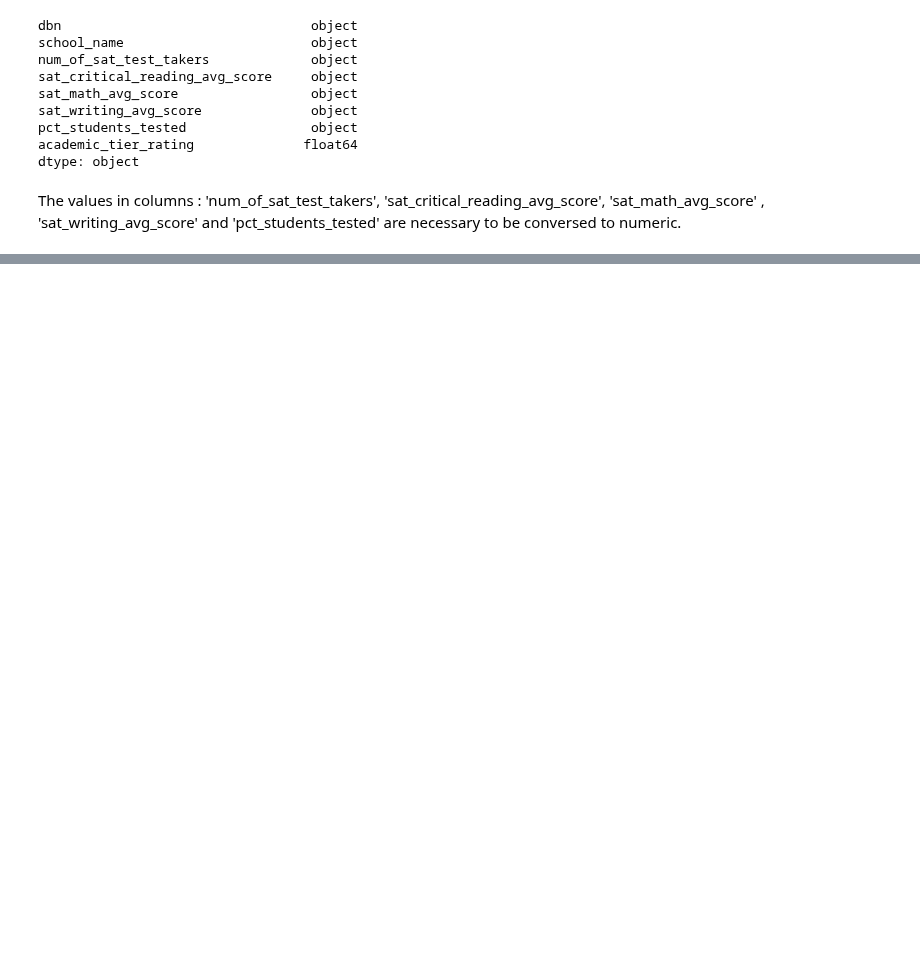
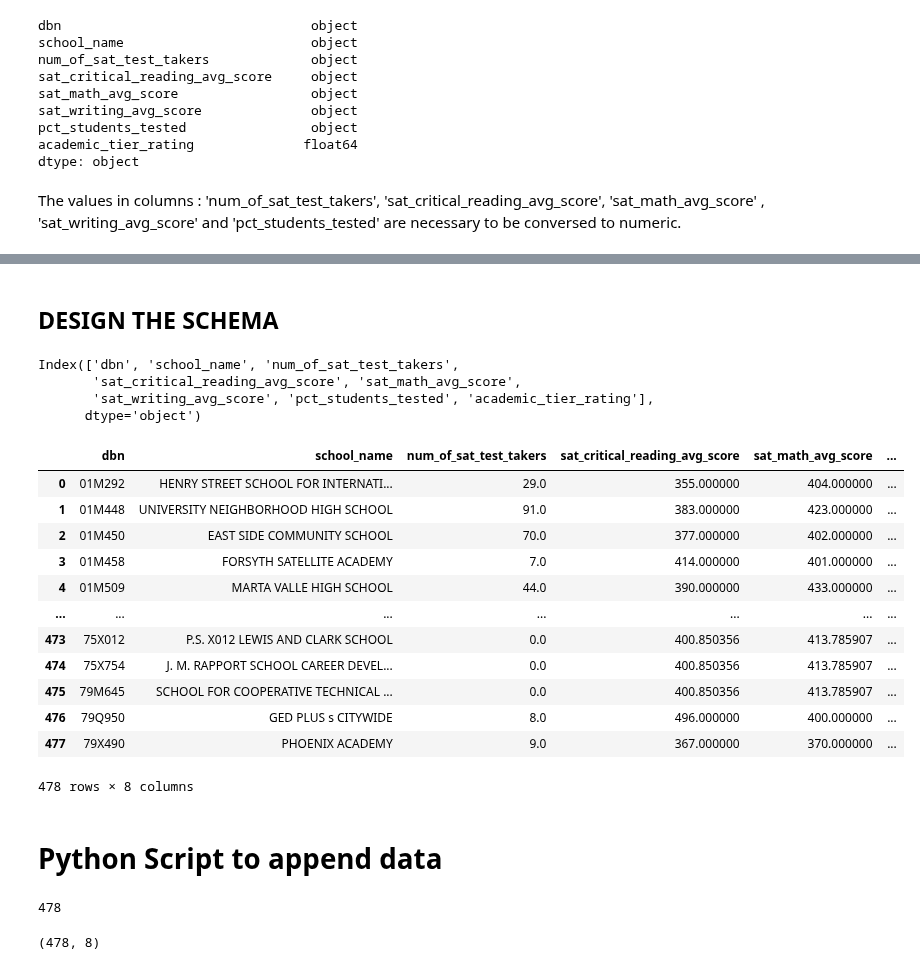
Before and after one commit to webeet-io/_onboarding_data, a Jupyter notebook: daily_tasks/day_4/sat_modeling.ipynb, the cells around one changed output, grey strips where cells are left out. Saved outputs shown, nothing was run; the diff lists cells and outputs as text; code cells hidden in the pictures; blank space fills up the shorter version.

```diff
--- a/daily_tasks/day_4/sat_modeling.ipynb
+++ b/daily_tasks/day_4/sat_modeling.ipynb
@@ -123,4 +162,0 @@ df[df['sat_math_avg_score'] < 200]
-# %%
-#handling unusual values in column 'sat_math_avg_score'
-df.loc[df['sat_math_avg_score'] < 200, 'sat_math_avg_score'] = df['sat_math_avg_score'].mean()
-df.describe()
@@ -137,4 +162,0 @@ df.describe()
-# %%
-# Fill missing values in SAT scores with the mean of the column
-scores_cols=['sat_critical_reading_avg_score','sat_math_avg_score','sat_writing_avg_score', 'pct_students_tested']
-df[scores_cols]=df[scores_cols].fillna(df[scores_cols].mean())
@@ -348,0 +173,4 @@ sample_data
+# %%
+#replacing outliers in col "sat_math_avg_score" with mean of the column
+df.loc[(df["sat_math_avg_score"] < 200) | (df["sat_math_avg_score"] > 800), "sat_math_avg_score"] = np.mean(df["sat_math_avg_score"])
+df.describe()
@@ -348,0 +187,4 @@ sample_data
+# %%
+# Fill missing values in SAT scores and percentage of students tested with the mean of the column
+numer_cols_with_nan=['sat_critical_reading_avg_score','sat_math_avg_score','sat_writing_avg_score', 'pct_students_tested']
+df[numer_cols_with_nan]=df[numer_cols_with_nan].fillna(df[numer_cols_with_nan].mean())
@@ -348,0 +222,33 @@ sample_data
+# %% [markdown]
+## DESIGN THE SCHEMA
+# %%
+#choosing columns to append to the csv file
+df.columns
+# %% [output]
+Index(['dbn', 'school_name', 'num_of_sat_test_takers',
+       'sat_critical_reading_avg_score', 'sat_math_avg_score',
+       'sat_writing_avg_score', 'pct_students_tested', 'academic_tier_rating'],
+      dtype='object')
+# %%
+# Append the cleaned DataFrame to the CSV file
+selected_cols = ['dbn','school_name', 'num_of_sat_test_takers',
+                'sat_critical_reading_avg_score', 'sat_math_avg_score',
+                'sat_writing_avg_score', 'pct_students_tested', 'academic_tier_rating']
+new_df = df[selected_cols]
+new_df
+# %% [output]
+|  | dbn | school_name | num_of_sat_test_takers | sat_critical_reading_avg_score | sat_math_avg_score | ... |
+| 0 | 01M292 | HENRY STREET SCHOOL FOR INTERNATI... | 29.0 | 355.000000 | 404.000000 | ... |
+| 1 | 01M448 | UNIVERSITY NEIGHBORHOOD HIGH SCHOOL | 91.0 | 383.000000 | 423.000000 | ... |
+| 2 | 01M450 | EAST SIDE COMMUNITY SCHOOL | 70.0 | 377.000000 | 402.000000 | ... |
+| 3 | 01M458 | FORSYTH SATELLITE ACADEMY | 7.0 | 414.000000 | 401.000000 | ... |
+| 4 | 01M509 | MARTA VALLE HIGH SCHOOL | 44.0 | 390.000000 | 433.000000 | ... |
+| ... | ... | ... | ... | ... | ... | ... |
+| 473 | 75X012 | P.S. X012 LEWIS AND CLARK SCHOOL | 0.0 | 400.850356 | 413.785907 | ... |
+| 474 | 75X754 | J. M. RAPPORT SCHOOL CAREER DEVEL... | 0.0 | 400.850356 | 413.785907 | ... |
+| 475 | 79M645 | SCHOOL FOR COOPERATIVE TECHNICAL ... | 0.0 | 400.850356 | 413.785907 | ... |
+| 476 | 79Q950 | GED PLUS s CITYWIDE | 8.0 | 496.000000 | 400.000000 | ... |
+| 477 | 79X490 | PHOENIX ACADEMY | 9.0 | 367.000000 | 370.000000 | ... |
+478 rows × 8 columns
+# %% [markdown]
+# Python Script to append data
@@ -348,0 +267,14 @@ sample_data
+# %%
+new_df.to_sql(
+    name='mindo_sat_scores',
+    con=engine,
+    schema='nyc_schools',
+    if_exists='replace',
+    index=False
+)
+# %% [output]
+478
+# %%
+new_df.shape
+# %% [output]
+(478, 8)
```
Also changed, not shown: parts of 47 cells of this notebook, 1 other file.
